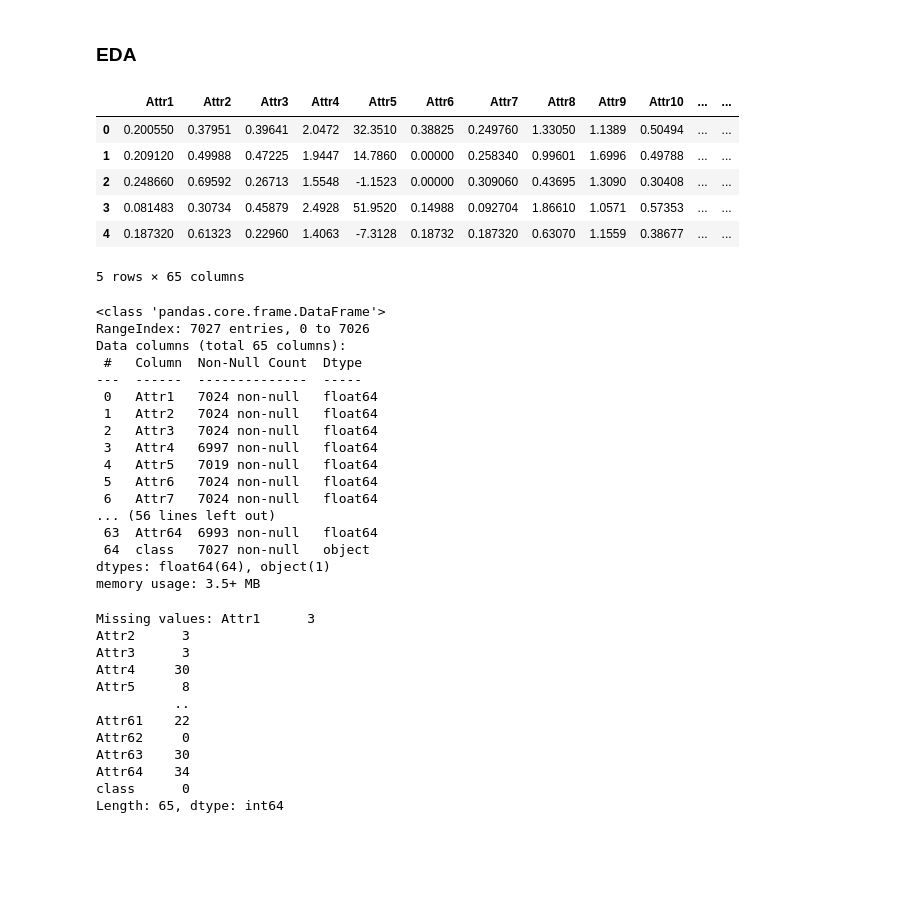
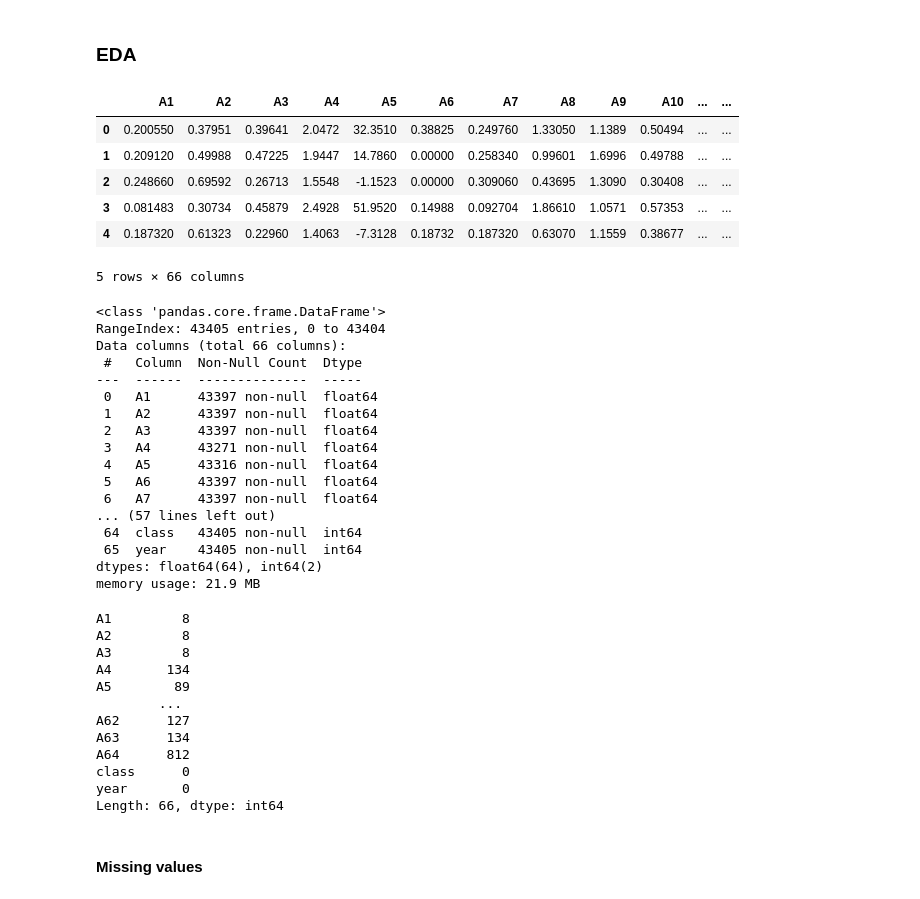
Before and after one commit to krishna-das-m/bankruptcy_prediction, a Jupyter notebook: notebooks/01_data_exploration.ipynb, the cells around one changed output. Saved outputs shown, nothing was run; the diff lists cells and outputs as text; code cells hidden in the pictures; blank space fills up the shorter version.

```diff
--- a/notebooks/01_data_exploration.ipynb
+++ b/notebooks/01_data_exploration.ipynb
@@ -16,50 +18,56 @@ DATA = Root/ r'C:\Users\Admin\Projects\ML Projects\bankruptcy_prediction\data'
 # %% [markdown]
 ### EDA
 # %%
-arff_file = arff.loadarff(DATA/'1year.arff')
-df = pd.DataFrame(arff_file[0])
+# arff_file = arff.loadarff(DATA/'1year.arff')
+df = pd.read_csv(DATA/'data.csv')
 df.head()
 # %% [output]
-|  | Attr1 | Attr2 | Attr3 | Attr4 | Attr5 | Attr6 | Attr7 | Attr8 | Attr9 | Attr10 | ... | ... |
+|  | A1 | A2 | A3 | A4 | A5 | A6 | A7 | A8 | A9 | A10 | ... | ... |
 | 0 | 0.200550 | 0.37951 | 0.39641 | 2.0472 | 32.3510 | 0.38825 | 0.249760 | 1.33050 | 1.1389 | 0.50494 | ... | ... |
 | 1 | 0.209120 | 0.49988 | 0.47225 | 1.9447 | 14.7860 | 0.00000 | 0.258340 | 0.99601 | 1.6996 | 0.49788 | ... | ... |
 | 2 | 0.248660 | 0.69592 | 0.26713 | 1.5548 | -1.1523 | 0.00000 | 0.309060 | 0.43695 | 1.3090 | 0.30408 | ... | ... |
 | 3 | 0.081483 | 0.30734 | 0.45879 | 2.4928 | 51.9520 | 0.14988 | 0.092704 | 1.86610 | 1.0571 | 0.57353 | ... | ... |
 | 4 | 0.187320 | 0.61323 | 0.22960 | 1.4063 | -7.3128 | 0.18732 | 0.187320 | 0.63070 | 1.1559 | 0.38677 | ... | ... |
-5 rows × 65 columns
+5 rows × 66 columns
 # %%
 df.info()
 # %% [output]
 <class 'pandas.core.frame.DataFrame'>
-RangeIndex: 7027 entries, 0 to 7026
-Data columns (total 65 columns):
+RangeIndex: 43405 entries, 0 to 43404
+Data columns (total 66 columns):
  #   Column  Non-Null Count  Dtype
 ---  ------  --------------  -----
- 0   Attr1   7024 non-null   float64
- 1   Attr2   7024 non-null   float64
- 2   Attr3   7024 non-null   float64
- 3   Attr4   6997 non-null   float64
- 4   Attr5   7019 non-null   float64
- 5   Attr6   7024 non-null   float64
- 6   Attr7   7024 non-null   float64
-... (56 lines left out)
- 63  Attr64  6993 non-null   float64
- 64  class   7027 non-null   object
-dtypes: float64(64), object(1)
-memory usage: 3.5+ MB
+ 0   A1      43397 non-null  float64
+ 1   A2      43397 non-null  float64
+ 2   A3      43397 non-null  float64
+ 3   A4      43271 non-null  float64
+ 4   A5      43316 non-null  float64
+ 5   A6      43397 non-null  float64
+ 6   A7      43397 non-null  float64
+... (57 lines left out)
+ 64  class   43405 non-null  int64
+ 65  year    43405 non-null  int64
+dtypes: float64(64), int64(2)
+memory usage: 21.9 MB
 # %%
 # Check for missing values
-print(f"\nMissing values: {df.isnull().sum()}")
+# print(f"\nMissing values: {df.isnull().sum()}")
+# Checking Nan presence
+
+df.isna().sum()
+# [print(col) for col in df if df[col].isna().sum() > 0]
 # %% [output]
-Missing values: Attr1      3
-Attr2      3
-Attr3      3
-Attr4     30
-Attr5      8
-          ..
-Attr61    22
-Attr62     0
-Attr63    30
-Attr64    34
+A1         8
+A2         8
+A3         8
+A4       134
+A5        89
+        ...
+A62      127
+A63      134
+A64      812
 class      0
-Length: 65, dtype: int64
+year       0
+Length: 66, dtype: int64
+# %% [markdown]
+#### Missing values
```
Also changed, not shown: parts of 14 cells of this notebook, 10 other files.
